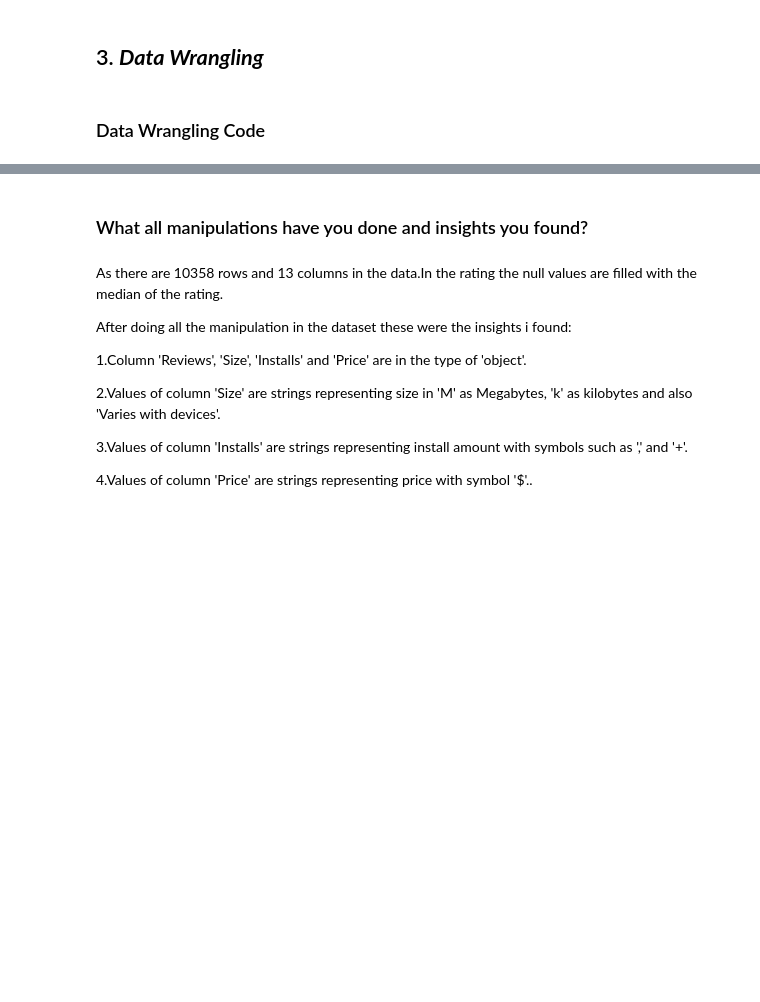
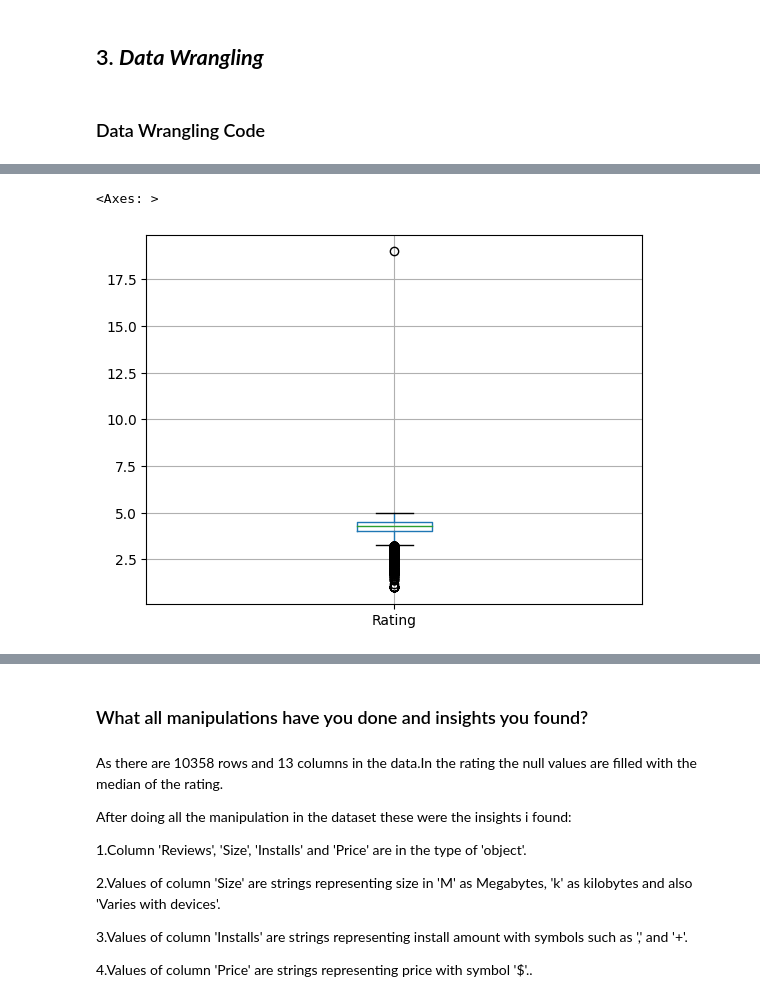
Before and after one commit to VIRU2341/alma-better-playstore, a Jupyter notebook: PLAYSTORE_EDA_analysis.ipynb, the cells around one changed output, grey strips where cells are left out. Drawn from its saved outputs; the diff is of its cells as text; code cells hidden in the pictures; blank space fills up the shorter version.

```diff
--- a/PLAYSTORE_EDA_analysis.ipynb
+++ b/PLAYSTORE_EDA_analysis.ipynb
@@ -257 +262,7 @@ def impute_median(series):
+# %%
+# checking the rating of play_store_data
+df.boxplot()
+# %% [output]
+<Axes: >
+[figure, added]
 # %%
```
Also changed, not shown: parts of 46 cells of this notebook.
